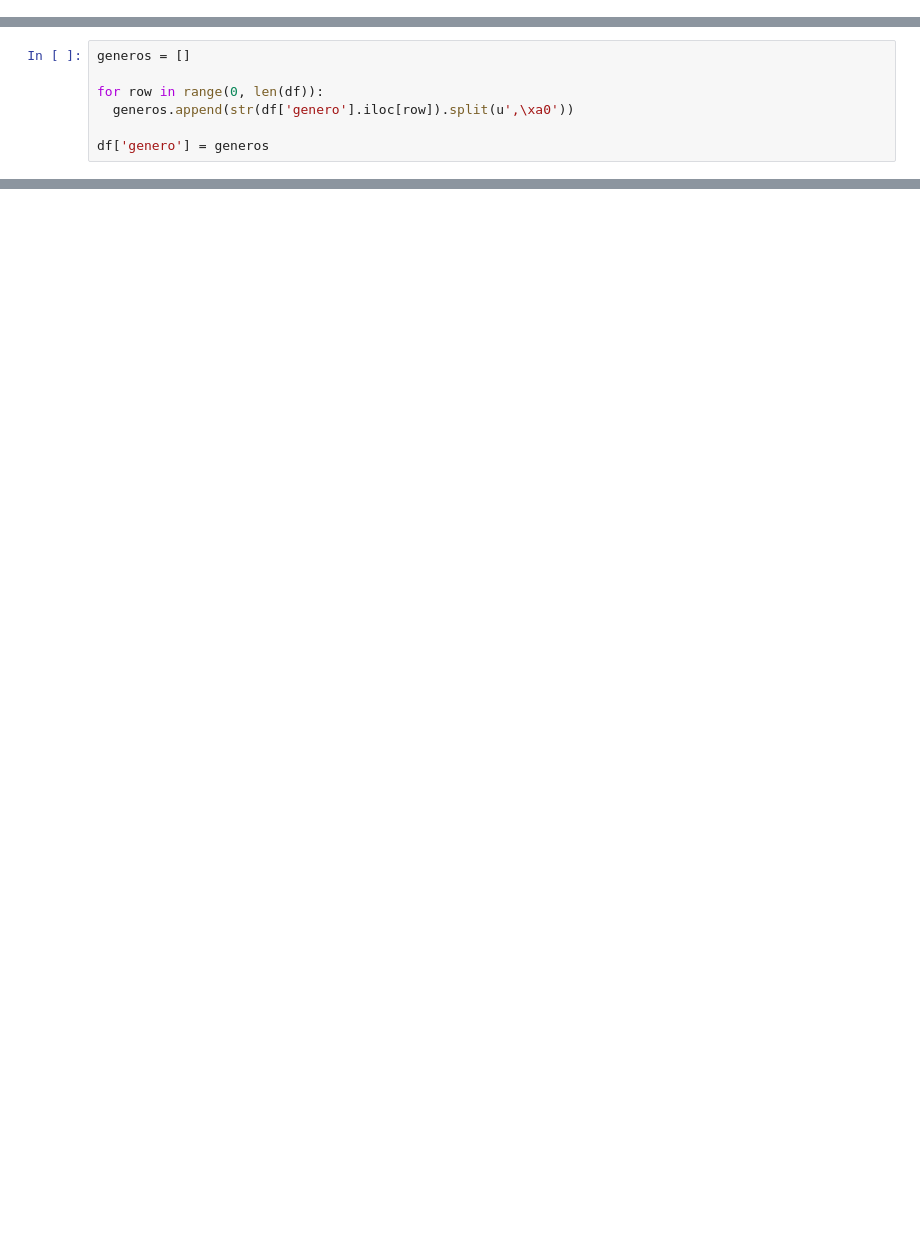
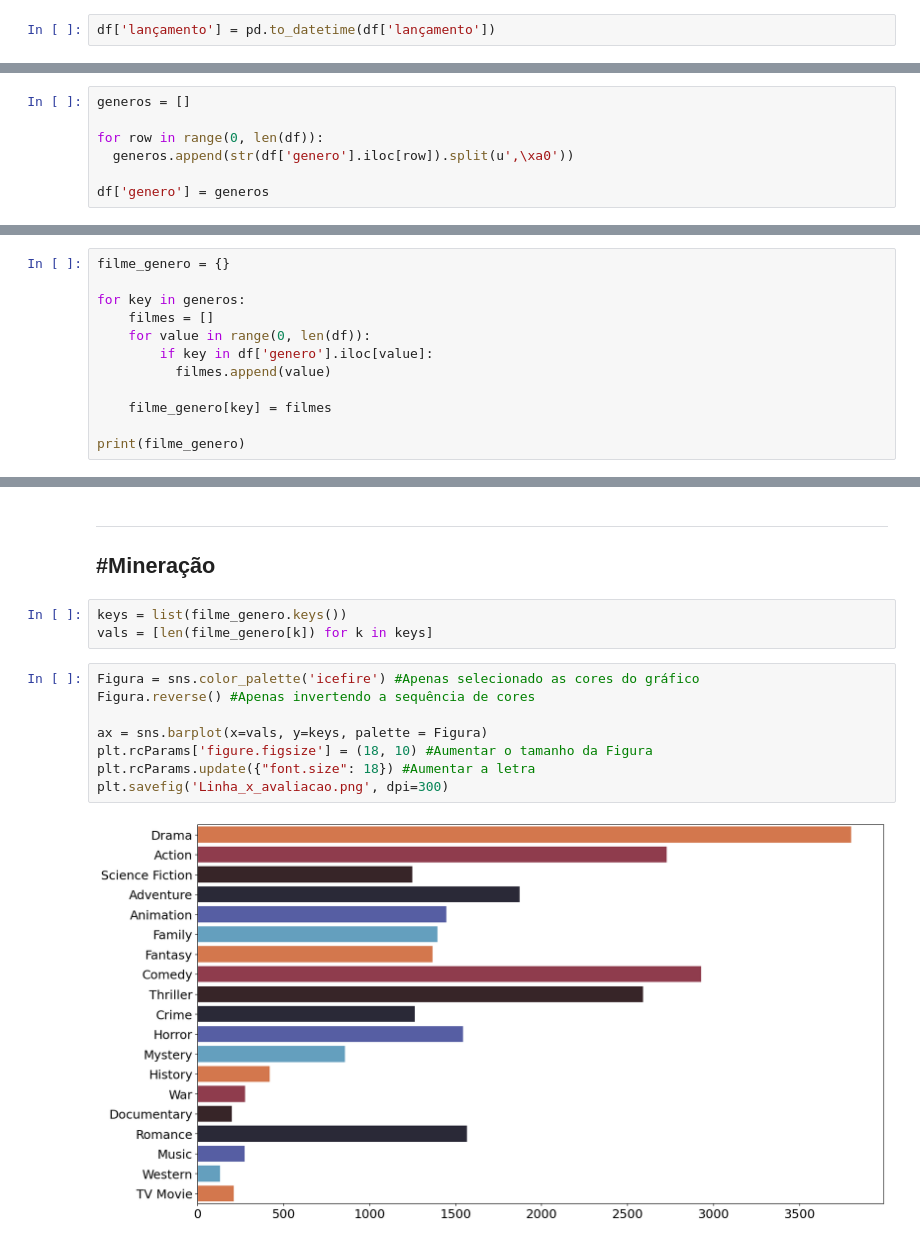
Before and after one commit to Sammus-s/analise-base-imdb, a Jupyter notebook: análise_IMDB.ipynb, the cells around one changed output, grey strips where cells are left out. Drawn from its saved outputs; the diff is of its cells as text; blank space fills up the shorter version.

```diff
--- a/análise_IMDB.ipynb
+++ b/análise_IMDB.ipynb
@@ -139,3 +139,5 @@ df.reindex(newIndex)
 | 10005 | The Boat That Rocked | 2009-09-04 00:00:00 | 73.0 | Drama, Comedy | An ensemble comedy, where the rom... | Tom Sturridge, Carl, Philip Seymo... | The Boat That Rocked | English | 50000000.0 | ... |
 | 10006 | iParty with Victorious | 2011-11-06 00:00:00 | 76.0 | TV Movie, Comedy, Family, Music | Scorned girlfriends Carly and Tor... | Miranda Cosgrove, Carly Shay, Jen... | iParty with Victorious | English | 135000000.0 | ... |
 10007 rows × 11 columns
+# %%
+df['lançamento'] = pd.to_datetime(df['lançamento'])
@@ -192,0 +180,12 @@ generos
+# %%
+filme_genero = {}
+
+for key in generos:
+    filmes = []
+    for value in range(0, len(df)):
+        if key in df['genero'].iloc[value]:
+          filmes.append(value)
+
+    filme_genero[key] = filmes
+
+print(filme_genero)
@@ -192,0 +241,17 @@ generos
+# %% [markdown]
+---
+#Mineração
+---
+# %%
+keys = list(filme_genero.keys())
+vals = [len(filme_genero[k]) for k in keys]
+# %%
+Figura = sns.color_palette('icefire') #Apenas selecionado as cores do gráfico
+Figura.reverse() #Apenas invertendo a sequência de cores
+
+ax = sns.barplot(x=vals, y=keys, palette = Figura)
+plt.rcParams['figure.figsize'] = (18, 10) #Aumentar o tamanho da Figura
+plt.rcParams.update({"font.size": 18}) #Aumentar a letra
+plt.savefig('Linha_x_avaliacao.png', dpi=300)
+# %% [output]
+[figure, added]
```
Also changed, not shown: parts of 11 cells of this notebook.
